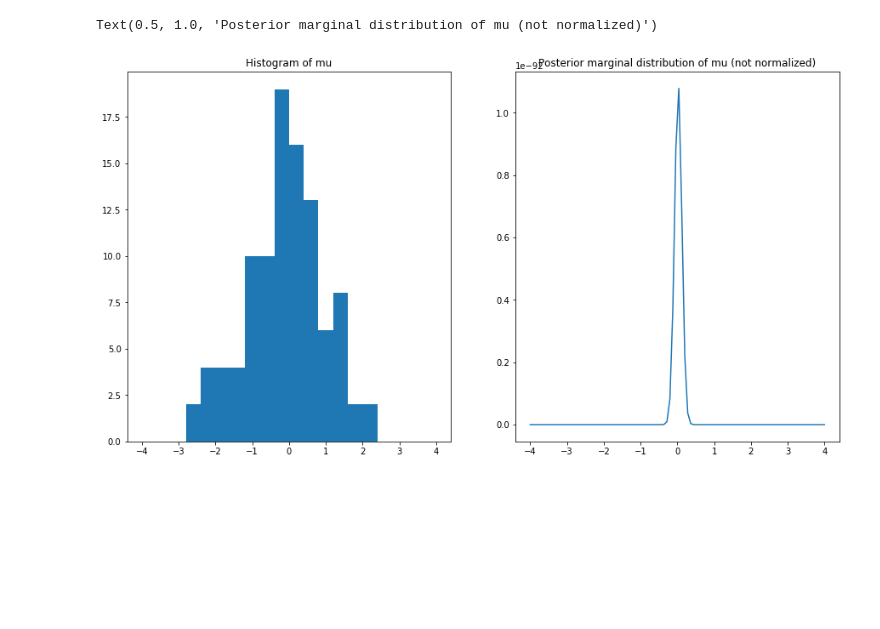
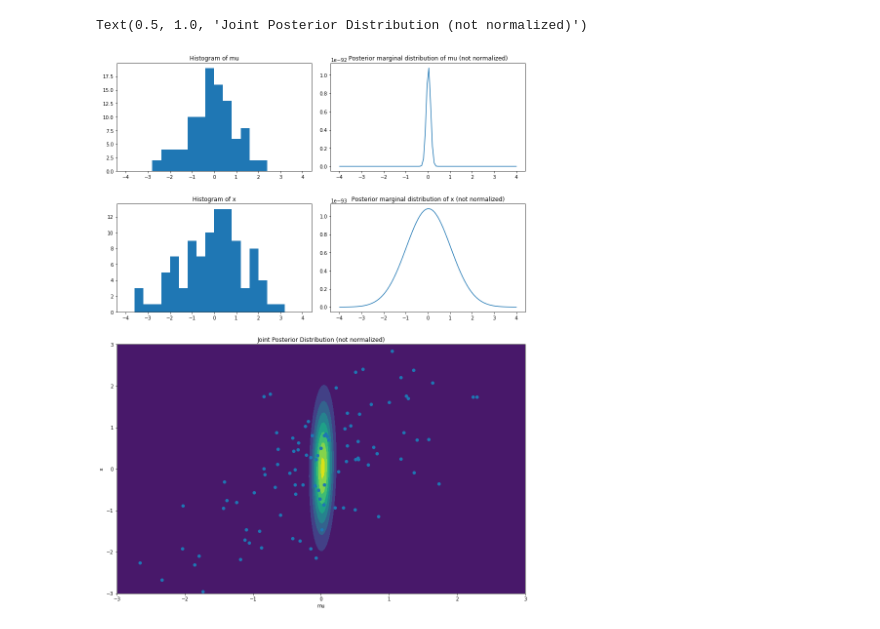
Before and after one commit to jong42/Master_Thesis_CDS, a Jupyter notebook: basic_manual_example.ipynb, the cells around one changed output. Saved outputs shown, nothing was run; the diff lists cells and outputs as text; code cells hidden in the pictures; blank space fills up the shorter version.

Commit message:
Parameterize code and improve visualization

```diff
--- a/basic_manual_example.ipynb
+++ b/basic_manual_example.ipynb
@@ -113,13 +89,34 @@ Text(0.5, 1.0, 'Posterior marginal distribution of x (not normalized)')
-# %%
-# Visualize posterior marginal distribution of mu
-plt.figure(figsize=(15,8))
-plt.subplot(1, 2, 1)
-hist(mu,range=[range_marginal_mu_lower,range_marginal_mu_upper],bins=20)
-plt.title('Histogram of mu')
-
-plt.subplot(1, 2, 2)
-plt.plot(np.linspace(range_marginal_mu_lower,range_marginal_mu_upper,resolution_marginal_mu), marginals_mu)
-plt.title('Posterior marginal distribution of mu (not normalized)')
-# %% [output]
-Text(0.5, 1.0, 'Posterior marginal distribution of mu (not normalized)')
-[figure, removed]
+# %%
+## Plot posterior distributions
+
+plt.figure(figsize=(15,20))
+vis_grid = plt.GridSpec(4, 2, wspace=0.1, hspace=0.3)
+
+plt.subplot(vis_grid[0, 0])
+hist(mu,range=[range_marginal_mu_lower,range_marginal_mu_upper],bins=20)
+plt.title('Histogram of mu')
+
+plt.subplot(vis_grid[0, 1:])
+plt.plot(np.linspace(range_marginal_mu_lower,range_marginal_mu_upper,resolution_marginal_mu), marginals_mu)
+plt.title('Posterior marginal distribution of mu (not normalized)')
+plt.subplot(vis_grid[1, :])
+
+plt.subplot(vis_grid[1, 0])
+hist(X,range=[range_marginal_x_lower,range_marginal_x_upper],bins=20)
+plt.title('Histogram of x')
+
+plt.subplot(vis_grid[1, 1:])
+plt.plot(np.linspace(range_marginal_x_lower,range_marginal_x_upper,resolution_marginal_x), marginals_x)
+plt.title('Posterior marginal distribution of x (not normalized)')
+
+plt.subplot(vis_grid[2:, :])
+cnt = contourf(mu_plot, x_plot, grid)
+plt.xlabel('mu')
+plt.ylabel('x')
+plt.ylim((-3,3))
+plt.xlim((-3,3))
+_ = plt.scatter(mu, X)
+plt.title('Joint Posterior Distribution (not normalized)')
+# %% [output]
+Text(0.5, 1.0, 'Joint Posterior Distribution (not normalized)')
+[figure, added]
```
Also changed, not shown: parts of 6 cells of this notebook.
